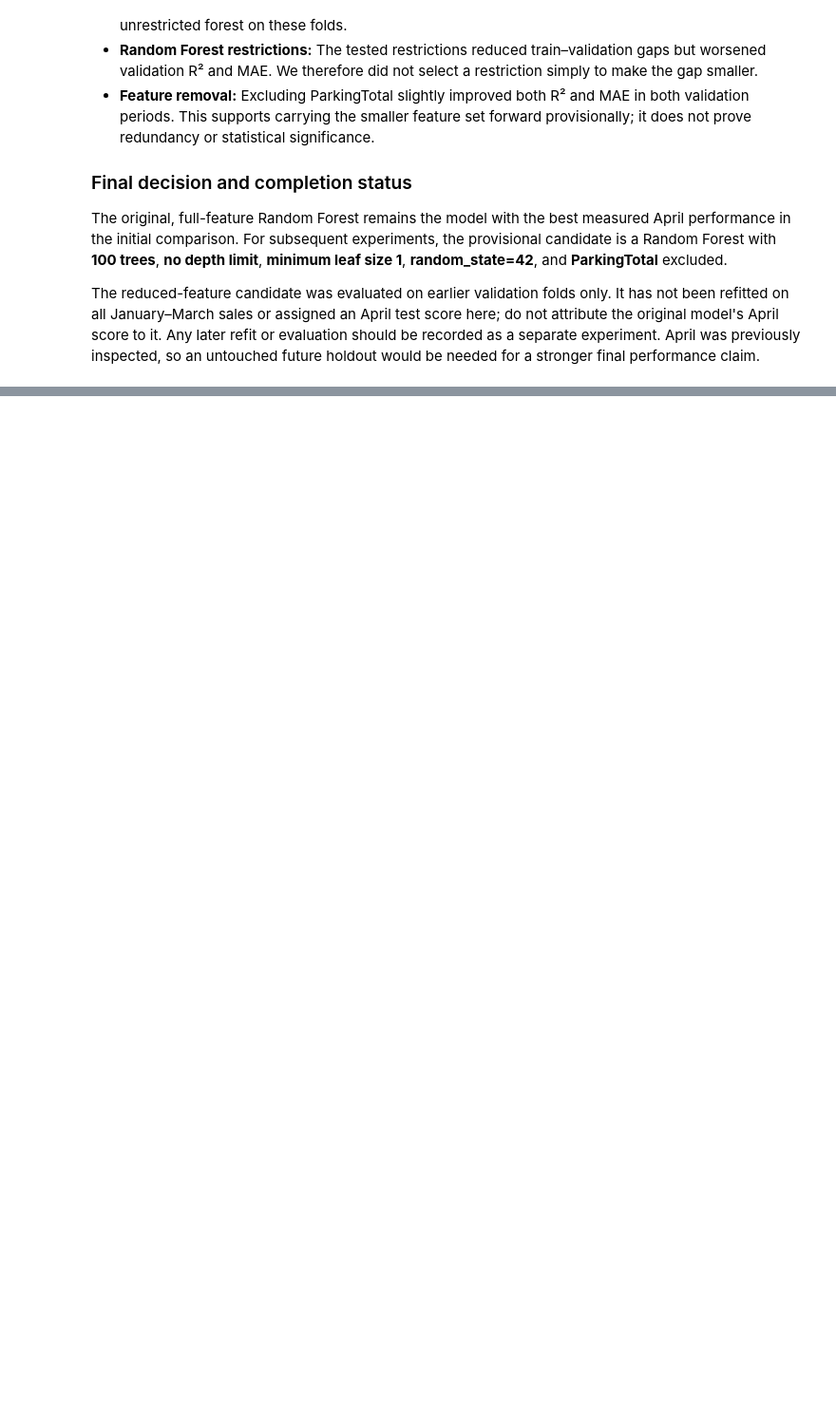
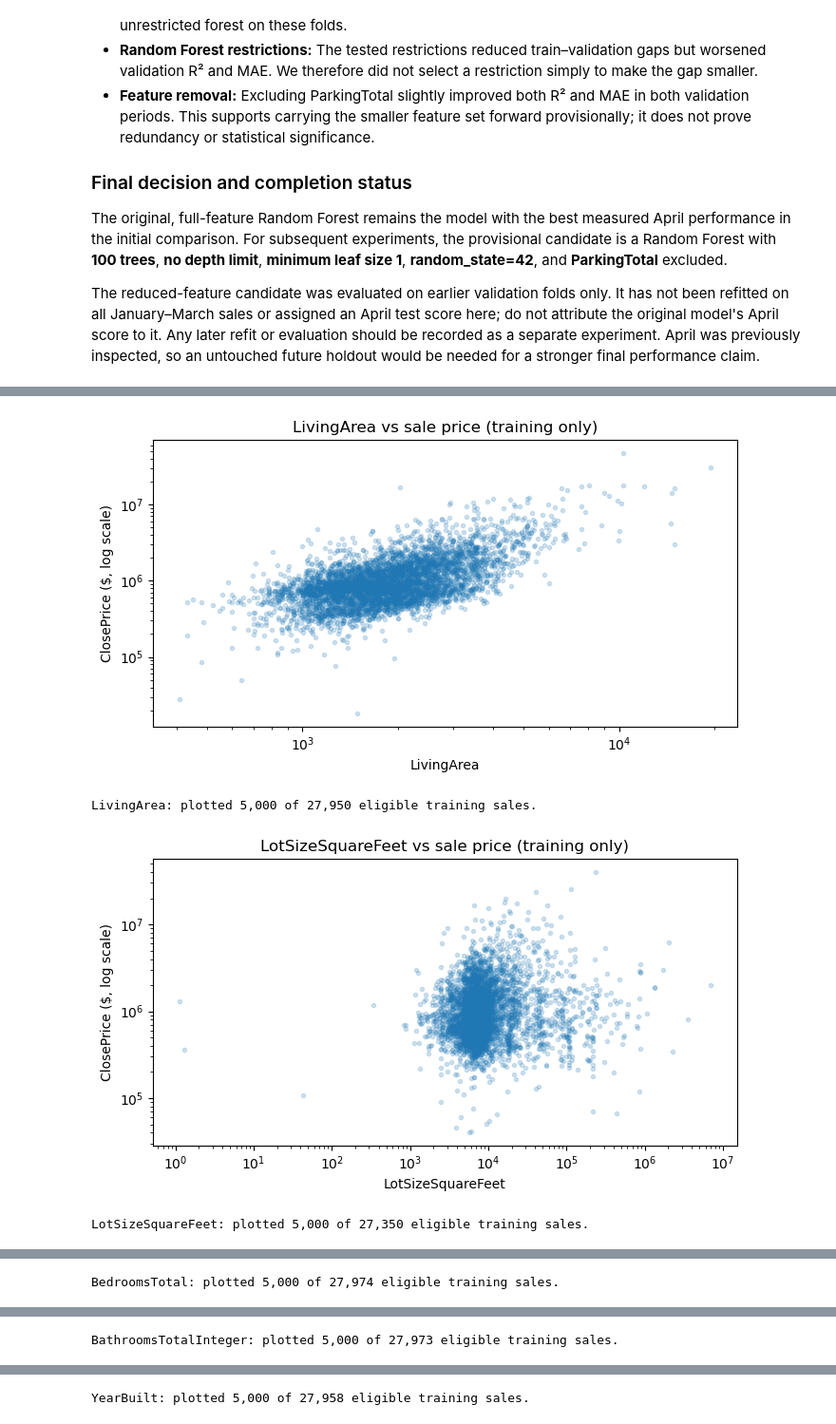
Before and after one commit to dairalmerino/IDX-Exchange-Data-Science, a Jupyter notebook: notebooks/04_model_comparison.ipynb, the cells around one changed output, grey strips where cells are left out. Shown at 95% size. Saved outputs shown, nothing was run; the diff lists cells and outputs as text; code cells hidden in the pictures; blank space fills up the shorter version.

```diff
--- a/notebooks/04_model_comparison.ipynb
+++ b/notebooks/04_model_comparison.ipynb
@@ -538,0 +653,26 @@ The reduced-feature candidate was evaluated on earlier validation folds only. It
+# %%
+# Relationships with price: plot positive values on logarithmic axes.
+# Sampling affects display only; all training rows remain available for modeling.
+relationship_columns = [c for c in ["LivingArea", "LotSizeSquareFeet", "BedroomsTotal",
+                                    "BathroomsTotalInteger", "YearBuilt"] if c in feature_review]
+for column in relationship_columns:
+    points = train[[column, TARGET]].dropna()
+    points = points.loc[points[TARGET].gt(0)]
+    if column in ["LivingArea", "LotSizeSquareFeet"]:
+        points = points.loc[points[column].gt(0)]
+    plotted = points.sample(n=min(5000, len(points)), random_state=42)
+    fig, ax = plt.subplots(figsize=(7, 4))
+    ax.scatter(plotted[column], plotted[TARGET], s=9, alpha=.2)
+    ax.set_yscale("log")
+    if column in ["LivingArea", "LotSizeSquareFeet"]:
+        ax.set_xscale("log")
+    ax.set(title=f"{column} vs sale price (training only)", xlabel=column,
+           ylabel=f"{TARGET} ($, log scale)")
+    fig.tight_layout()
+    plt.show()
+    print(f"{column}: plotted {len(plotted):,} of {len(points):,} eligible training sales.")
+# %% [output]
+[figure, added]
+LivingArea: plotted 5,000 of 27,950 eligible training sales.
+[figure, added]
+LotSizeSquareFeet: plotted 5,000 of 27,350 eligible training sales.
@@ -538,0 +680 @@ The reduced-feature candidate was evaluated on earlier validation folds only. It
+BedroomsTotal: plotted 5,000 of 27,974 eligible training sales.
@@ -538,0 +682 @@ The reduced-feature candidate was evaluated on earlier validation folds only. It
+BathroomsTotalInteger: plotted 5,000 of 27,973 eligible training sales.
@@ -538,0 +684 @@ The reduced-feature candidate was evaluated on earlier validation folds only. It
+YearBuilt: plotted 5,000 of 27,958 eligible training sales.
```
Also changed, not shown: parts of 21 cells of this notebook, 3 other files.
